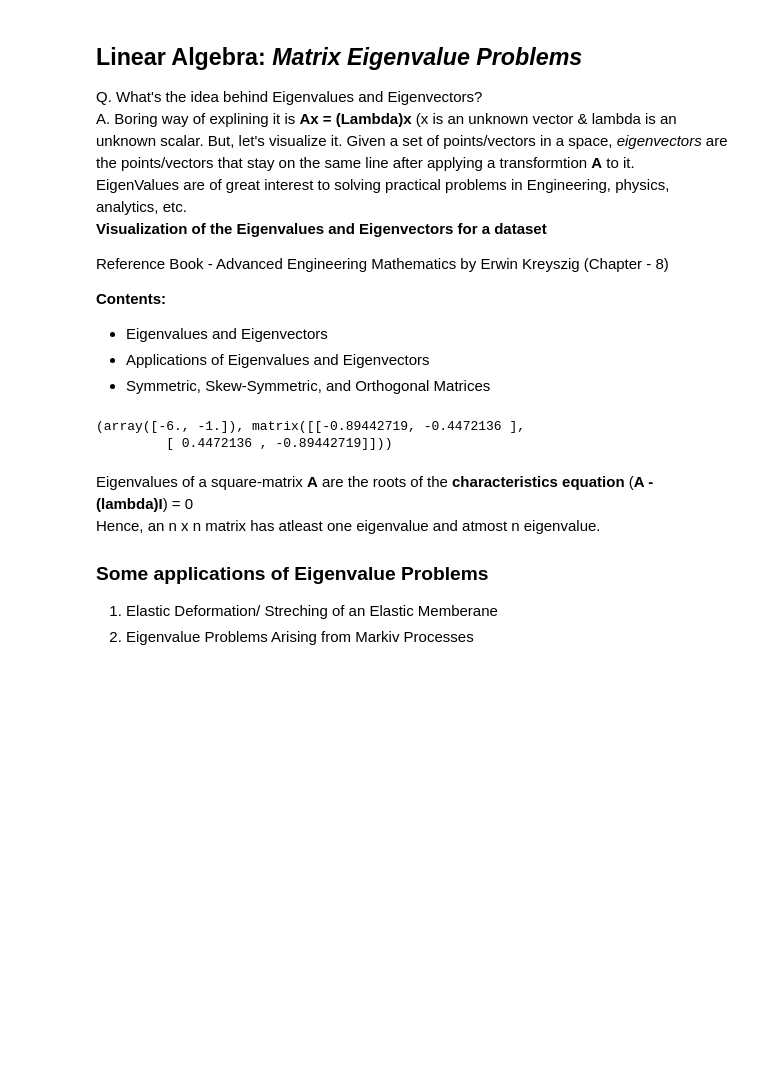
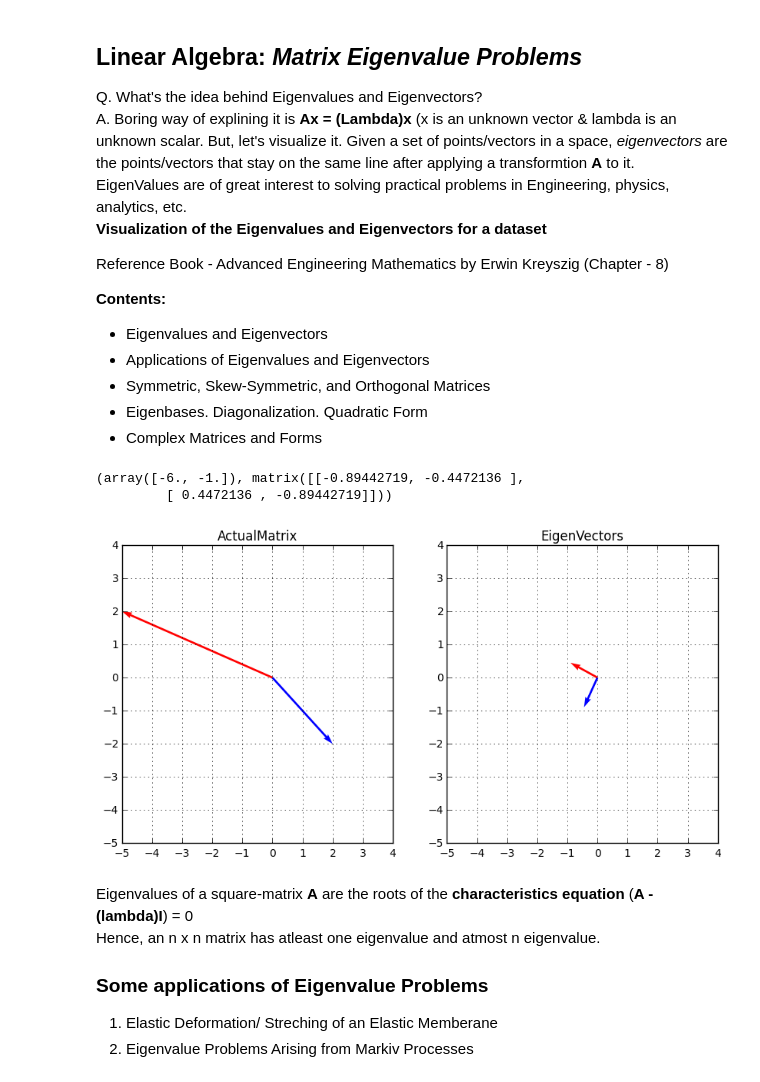
Before and after one commit to Manish-rai21bit/LinearAlgebra, a Jupyter notebook: LinearAlgebra_2.ipynb, the cells around one changed output. Saved outputs shown, nothing was run; the diff lists cells and outputs as text; code cells hidden in the pictures; blank space fills up the shorter version.

Commit message:
adding some graphs

```diff
--- a/LinearAlgebra_2.ipynb
+++ b/LinearAlgebra_2.ipynb
@@ -11,6 +11,8 @@ Reference Book - Advanced Engineering Mathematics by Erwin Kreyszig (Chapter - 8
 - Eigenvalues and Eigenvectors
 - Applications of Eigenvalues and Eigenvectors
 - Symmetric, Skew-Symmetric, and Orthogonal Matrices
+- Eigenbases. Diagonalization. Quadratic Form
+- Complex Matrices and Forms
 # %%
 %matplotlib inline
 import numpy as np
@@ -24,6 +26,27 @@ np.linalg.eig(A)
 # %% [output]
 (array([-6., -1.]), matrix([[-0.89442719, -0.4472136 ],
          [ 0.4472136 , -0.89442719]]))
+# %%
+# Visualization of Eigenvalue and Eigenvector of A
+O = [0, 0]
+plt.figure(figsize = (10,5))
+plt.subplot(121)
+plt.title('ActualMatrix')
+plt.quiver(O, O, [-5, 2], [2, -2], angles='xy', scale_units='xy', scale=1, color=['r','b'])
+plt.xlim(-5, 4)
+plt.ylim(-5, 4)
+plt.grid()
+
+plt.subplot(122)
+plt.title('EigenVectors')
+plt.quiver(O, O, [-0.89442719, -0.4472136 ], [ 0.4472136 , -0.89442719], \
+           angles='xy', scale_units='xy', scale=1, color=['r','b'])
+plt.xlim(-5, 4)
+plt.ylim(-5, 4)
+plt.grid()
+plt.show()
+# %% [output]
+[figure, added]
 # %% [markdown]
 Eigenvalues of a square-matrix **A** are the roots of the **characteristics equation** (**A - (lambda)I**) = 0 <br>
 Hence, an n x n matrix has atleast one eigenvalue and atmost n eigenvalue.
```
Also changed, not shown: parts of 1 cell of this notebook.
